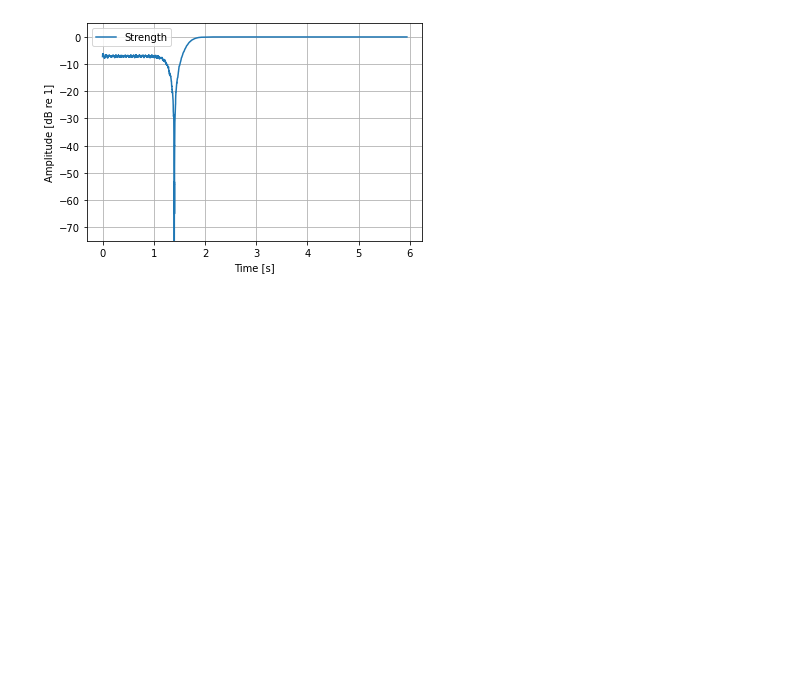
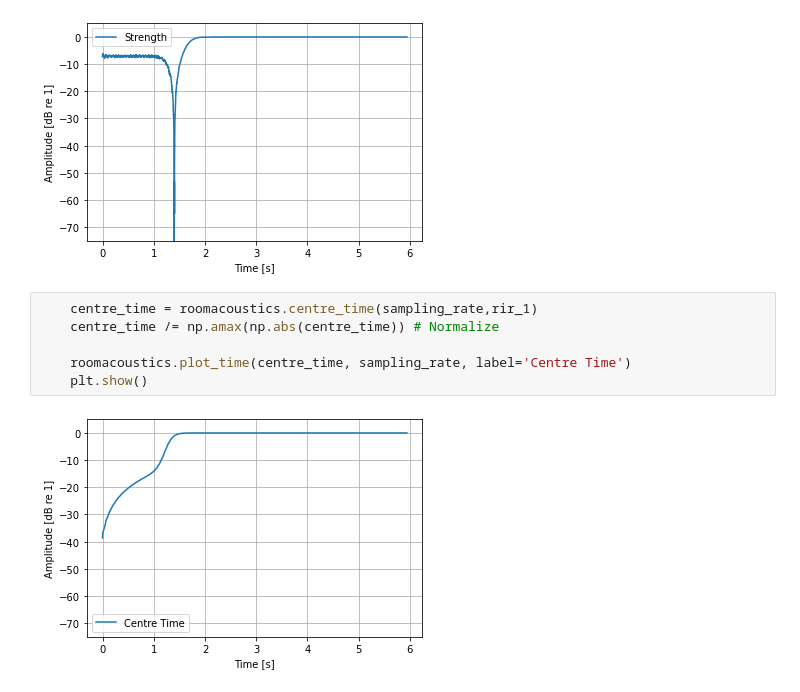
Before and after one commit to pyfar/pyrato, a Jupyter notebook: examples/room_accoustic_parameters.ipynb, the cells around one changed output. Saved outputs shown, nothing was run; the diff lists cells and outputs as text; blank space fills up the shorter version.

```diff
--- a/examples/room_accoustic_parameters.ipynb
+++ b/examples/room_accoustic_parameters.ipynb
@@ -50,3 +50,11 @@
     plt.show()
 # %% [output]
 [figure]
+# %%
+    centre_time = roomacoustics.centre_time(sampling_rate,rir_1)
+    centre_time /= np.amax(np.abs(centre_time)) # Normalize
+
+    roomacoustics.plot_time(centre_time, sampling_rate, label='Centre Time')
+    plt.show()
+# %% [output]
+[figure, added]
```
Also changed, not shown: 1 other file.
